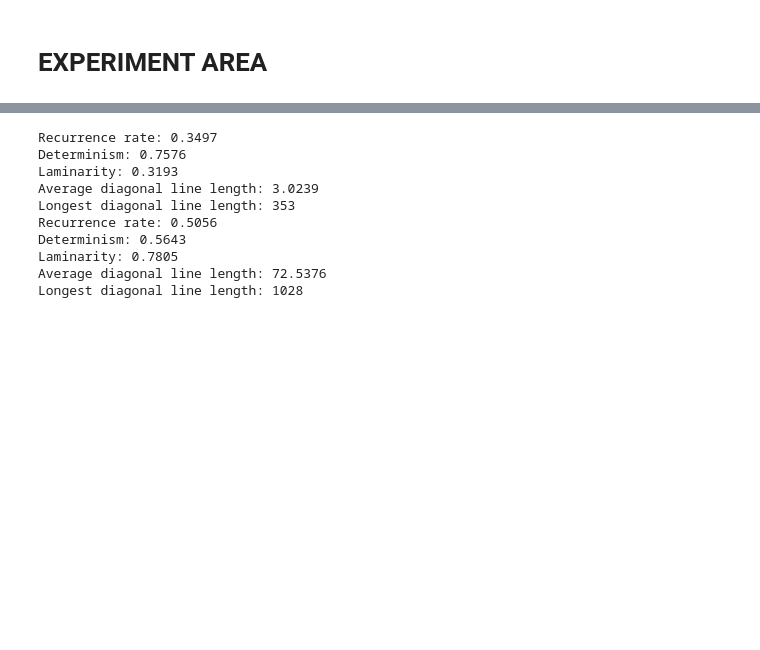
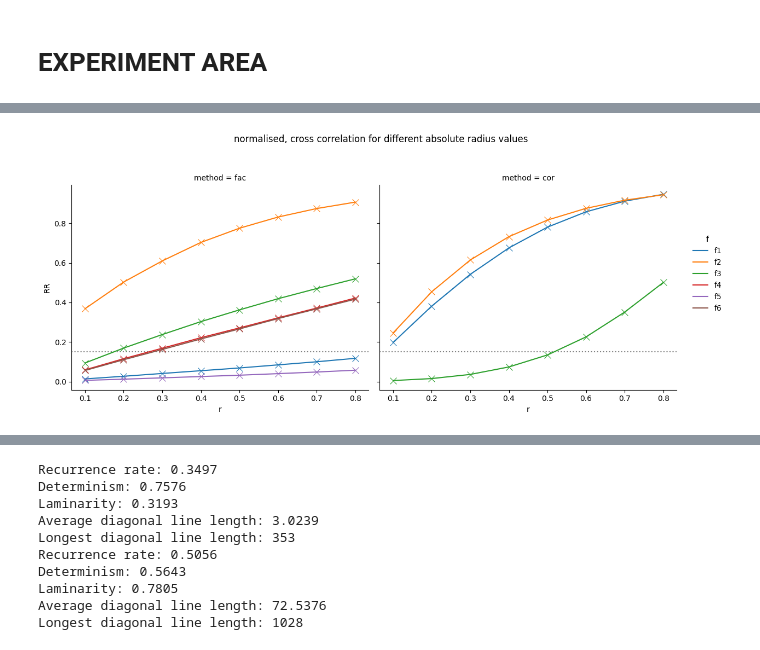
Before and after one commit to erikfrohn/facial-expression-interpersonal-association, a Jupyter notebook: main.ipynb, the cells around one changed output, grey strips where cells are left out. Cells and saved outputs as stored; diff of their text form; code cells hidden in the pictures; blank space fills up the shorter version.

```diff
--- a/main.ipynb
+++ b/main.ipynb
@@ -406,0 +372,86 @@ plt.hist(df['RR'])
+# %%
+df = pd.read_csv(f'{little_location_place}/SD_r_norm_separate.csv')
+g = sns.relplot(
+    data=df,
+    x='r',
+    y='RR',
+    hue='f',
+    col='method',
+    kind='line',
+    dashes=False,
+    facet_kws={'sharey': True, 'sharex': True},
+    height=5,
+    aspect=1.2
+)
+
+# Add horizontal line to all subplots
+for ax in g.axes.flat:
+    for line in ax.lines:
+        line.set_marker('x')
+        line.set_markersize(8)
+        line.set_markeredgecolor(line.get_color())  # Match marker edge to line color
+        line.set_markerfacecolor(line.get_color()) # Match marker face to line color
+    ax.axhline(y=0.15, color='gray', linestyle=':', linewidth=1.5, zorder=0)
+
+g.fig.suptitle('normalised, cross correlation for different absolute radius values', y=1.05)
+g.set_axis_labels('r', 'RR')
+g.tight_layout()
+plt.show()
+
+df = pd.read_csv(f'{little_location_place}/SD_r_norm_combined.csv')
+g = sns.relplot(
+    data=df,
+    x='r',
+    y='RR',
+    hue='f',
+    col='method',
+    kind='line',
+    dashes=False,
+    facet_kws={'sharey': True, 'sharex': True},
+    height=5,
+    aspect=1.2
+)
+
+# Add horizontal line to all subplots
+for ax in g.axes.flat:
+    for line in ax.lines:
+        line.set_marker('x')
+        line.set_markersize(8)
+        line.set_markeredgecolor(line.get_color())  # Match marker edge to line color
+        line.set_markerfacecolor(line.get_color()) # Match marker face to line color
+    ax.axhline(y=0.15, color='gray', linestyle=':', linewidth=1.5, zorder=0)
+
+g.fig.suptitle('cross correlation for different absolute radius values', y=1.05)
+g.set_axis_labels('r', 'RR')
+g.tight_layout()
+plt.show()
+
+df = pd.read_csv(f'{little_location_place}/SD_r.csv')
+g = sns.relplot(
+    data=df,
+    x='r',
+    y='RR',
+    hue='f',
+    col='method',
+    kind='line',
+    dashes=False,
+    facet_kws={'sharey': True, 'sharex': True},
+    height=5,
+    aspect=1.2
+)
+
+# Add horizontal line to all subplots
+for ax in g.axes.flat:
+    for line in ax.lines:
+        line.set_marker('x')
+        line.set_markersize(8)
+        line.set_markeredgecolor(line.get_color())  # Match marker edge to line color
+        line.set_markerfacecolor(line.get_color()) # Match marker face to line color
+    ax.axhline(y=0.15, color='gray', linestyle=':', linewidth=1.5, zorder=0)
+
+g.fig.suptitle('normalised, cross correlation for different std radius values', y=1.05)
+g.set_axis_labels('r', 'RR')
+g.tight_layout()
+plt.show()
+# %% [output]
+[figure, added]
```
Also changed, not shown: parts of 13 cells of this notebook.
